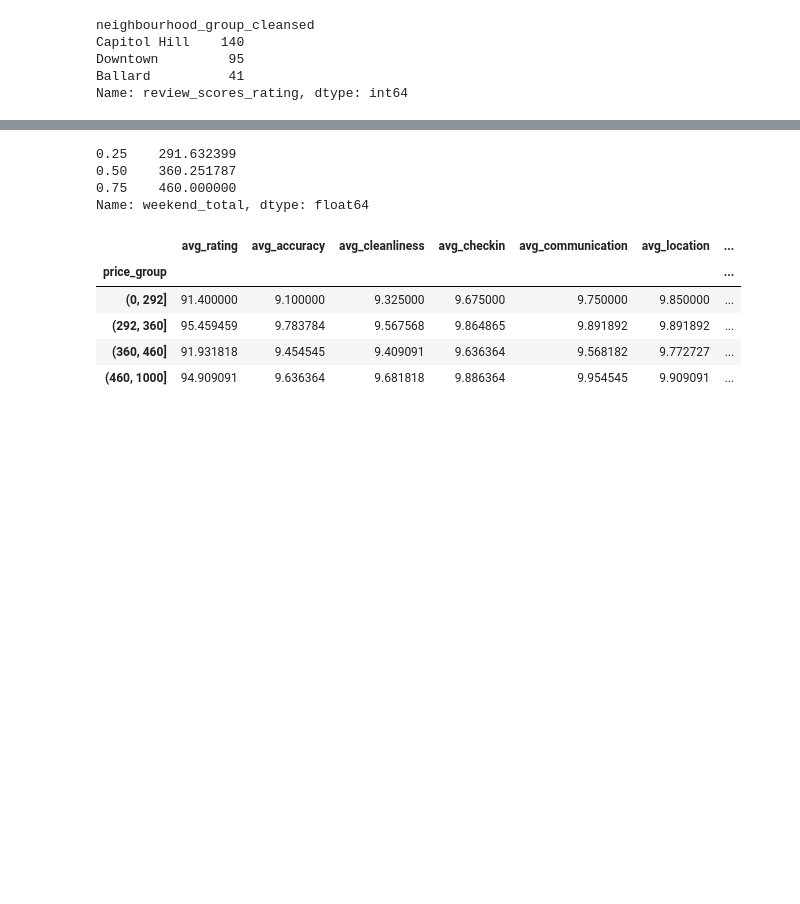
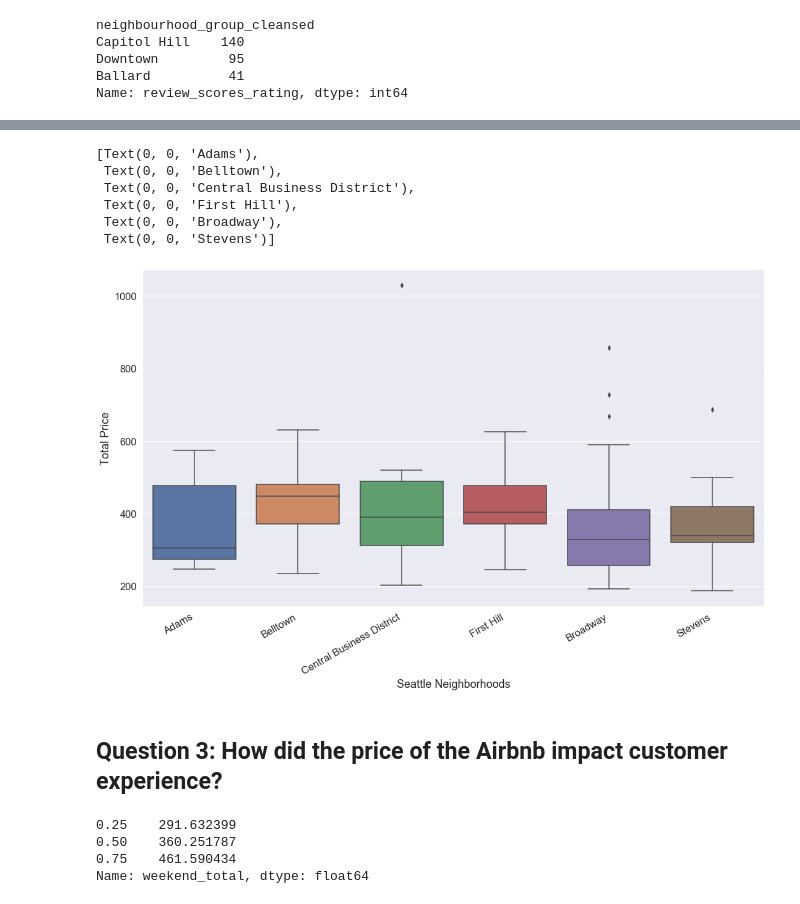
Before and after one commit to yujieguo2018/Seattle_Airbnb, a Jupyter notebook: Project_1_Seattle Airbnb.ipynb, the cells around one changed output, grey strips where cells are left out. Drawn from its saved outputs; the diff is of its cells as text; code cells hidden in the pictures; blank space fills up the shorter version.

```diff
--- a/Project_1_Seattle Airbnb.ipynb
+++ b/Project_1_Seattle Airbnb.ipynb
@@ -155,4 +174,4 @@ list_df2['weekend_total'] = list_df2['price']*3 + list_df2['cleaning_fee']
 weekend_min = list_df2.groupby(['neighbourhood_cleansed'])['weekend_total'].min().rename('Min_price')
 weekend_avg = list_df2.groupby(['neighbourhood_cleansed'])['weekend_total'].mean().rename('Mean_price')
 weekend_max = list_df2.groupby(['neighbourhood_cleansed'])['weekend_total'].max().rename('Max_price')
-Avaliable_options = list_df2.groupby(['neighbourhood_cleansed'])['weekend_total'].count().rename('Avaliable_options')
+Avaliable_options = list_df2.groupby(['neighbourhood_cleansed'])['weekend_total'].count().rename('Availiable_options')
@@ -190,0 +178,5 @@ list_df4 = list_df2[list_df2['neighbourhood_cleansed'].isin(d)]
+# %%
+# Take a look at the summary of the price range and availiable options
+
+list_df3 = pd.concat([weekend_min,weekend_avg,weekend_max,Avaliable_options],axis=1)
+list_df4 = list_df3.sort_values('Availiable_options',ascending=False).reset_index()
@@ -190,0 +204,7 @@ list_df4 = list_df2[list_df2['neighbourhood_cleansed'].isin(d)]
+# %%
+# Here we see there are only few options in some neighboorhood, in order to provide visitors more options to choose
+# Let's filter to the neighboors that at least have 10 airbnb options
+
+filtered_neighbor = list_df4[list_df4['Availiable_options'] >9]['neighbourhood_cleansed']
+list_df5 = list_df2[list_df2['neighbourhood_cleansed'].isin(filtered_neighbor)]
+list_df5
@@ -190,0 +230,21 @@ list_df4 = list_df2[list_df2['neighbourhood_cleansed'].isin(d)]
+# %%
+import seaborn as sns
+import matplotlib.pyplot as plt
+sns.set(font_scale = 1.5)
+
+neigh_plt = sns.boxplot(x="neighbourhood_cleansed",
+                            y="weekend_total",
+                            data=list_df5)
+
+neigh_plt.figure.set_size_inches(18,10)
+neigh_plt.set(xlabel='Seattle Neighborhoods', ylabel='Total Price')
+
+neigh_plt.set_xticklabels(neigh_plt.get_xticklabels(), rotation=30, horizontalalignment='right')
+# %% [output]
+[Text(0, 0, 'Adams'),
+ Text(0, 0, 'Belltown'),
+ Text(0, 0, 'Central Business District'),
+ Text(0, 0, 'First Hill'),
+ Text(0, 0, 'Broadway'),
+ Text(0, 0, 'Stevens')]
+[figure, added]
@@ -191,10 +253,11 @@ list_df4 = list_df2[list_df2['neighbourhood_cleansed'].isin(d)]
+# %% [markdown]
+## Question 3: How did the price of the Airbnb impact customer experience?
 # %%
 # Get the price dist
-
-list_df4['weekend_total'].quantile([0.25,0.5,0.75])
+list_df5['weekend_total'].quantile([0.25,0.5,0.75])
 # %% [output]
 0.25    291.632399
 0.50    360.251787
-0.75    460.000000
+0.75    461.590434
 Name: weekend_total, dtype: float64
 # %%
@@ -214,9 +277,0 @@ list_df5 = pd.concat([avg_rating,avg_accuracy,avg_cleanliness,avg_checkin,avg_co
-# %%
-list_df5
-# %% [output]
-|  | avg_rating | avg_accuracy | avg_cleanliness | avg_checkin | avg_communication | avg_location | ... |
-| price_group |  |  |  |  |  |  | ... |
-| (0, 292] | 91.400000 | 9.100000 | 9.325000 | 9.675000 | 9.750000 | 9.850000 | ... |
-| (292, 360] | 95.459459 | 9.783784 | 9.567568 | 9.864865 | 9.891892 | 9.891892 | ... |
-| (360, 460] | 91.931818 | 9.454545 | 9.409091 | 9.636364 | 9.568182 | 9.772727 | ... |
-| (460, 1000] | 94.909091 | 9.636364 | 9.681818 | 9.886364 | 9.954545 | 9.909091 | ... |
```
Also changed, not shown: parts of 21 cells of this notebook, 5 other files.
